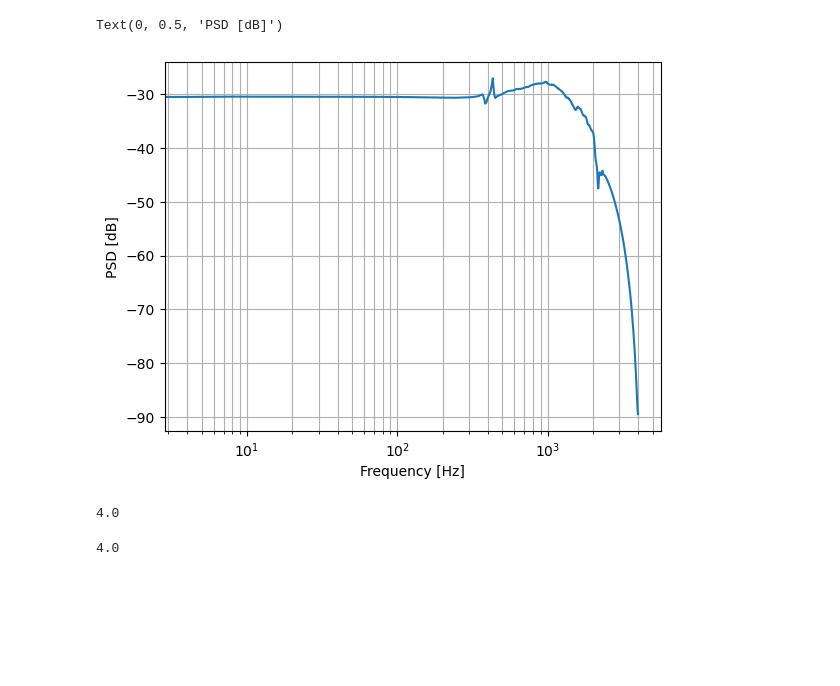
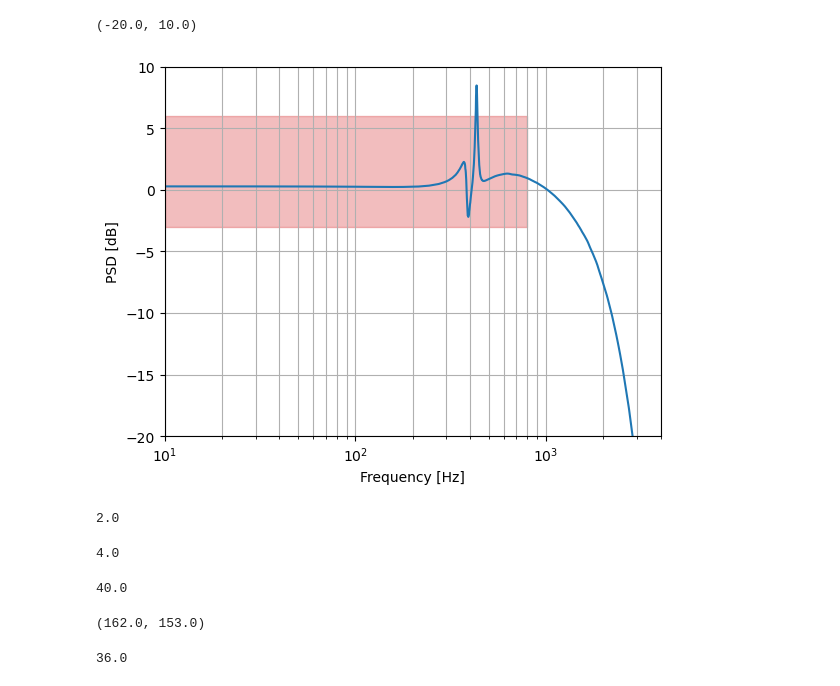
Before and after one commit to rodrigo-romano/dos-actors, a Jupyter notebook: grsim/asms/src/bin/transfer-functions/transfer-functions.ipynb, the cells around one changed output. Cells and saved outputs as stored; diff of their text form; code cells hidden in the pictures; blank space fills up the shorter version.

```diff
--- a/grsim/asms/src/bin/transfer-functions/transfer-functions.ipynb
+++ b/grsim/asms/src/bin/transfer-functions/transfer-functions.ipynb
@@ -24,10 +25,11 @@ df
+# %%
+t = 1e3*np.arange(df.shape[0]-1000)/8000
+u = np.vstack(df["U"])[1000:]
+y = np.vstack(df["Y"])[1000:]
 # %%
-t = 1e3*np.arange(df.shape[0])/8000
-u = np.vstack(df["U"])
-y = np.vstack(df["Y"])
 fig,ax = plt.subplots()
-ax.plot(t,u,alpha=0.5,label="U")
-ax.plot(t,y,alpha=0.5,label="Y")
+ax.plot(u,alpha=0.5,label="U")
+ax.plot(y,alpha=0.5,label="Y")
 ax.grid()
 ax.set_xlabel('Time [s]')
 ax.legend()
@@ -36,0 +43,4 @@ ax.legend()
+# %%
+nu,psd_u = welch(u.T,fs=8000, nperseg=1000*4)
+nu,psd_y = welch(y.T,fs=8000, nperseg=1000*4)
+tf_db = 10*np.log10(psd_y/psd_u).T
@@ -37,9 +50,7 @@ ax.legend()
 # %%
-nu,psd_u = welch(u.flatten(),fs=8000, nperseg=1000*2)
-nu,psd_y = welch(y.flatten(),fs=8000, nperseg=1000*2)
 fig,ax = plt.subplots()
-ax.loglog(nu,psd_u,label="U")
-ax.loglog(nu,psd_y,label="Y")
+ax.loglog(nu,psd_u.T,label="U")
+ax.loglog(nu,psd_y.T,label="Y")
 ax.grid()
 ax.set_xlabel('Frequency [Hz]')
 ax.legend()
@@ -49,18 +226,32 @@ ax.legend()
 # %%
 fig,ax = plt.subplots()
 ax.semilogx(nu,10*np.log10(psd_y/psd_u))
+ax.fill_between([10,800],[-3, -3],6,color="C3",alpha=0.3)
 ax.grid(which='both')
 ax.set_xlabel('Frequency [Hz]')
 ax.set_ylabel("PSD [dB]")
-#ax.set_ylim([-20,10])
+ax.set_xlim([10,4e3])
+ax.set_ylim([-20,10])
 # %% [output]
-Text(0, 0.5, 'PSD [dB]')
+(-20.0, 10.0)
-[figure, old version]
+[figure, new version]
 # %%
 nu[1]
 # %% [output]
-4.0
+2.0
 # %%
 8000/2000
 # %% [output]
 4.0
+# %%
+80000/2000
+# %% [output]
+40.0
+# %%
+18**2/2,17*18/2
+# %% [output]
+(162.0, 153.0)
+# %%
+8*9/2
+# %% [output]
+36.0
```
Also changed, not shown: parts of 20 cells of this notebook, 1 other file.
